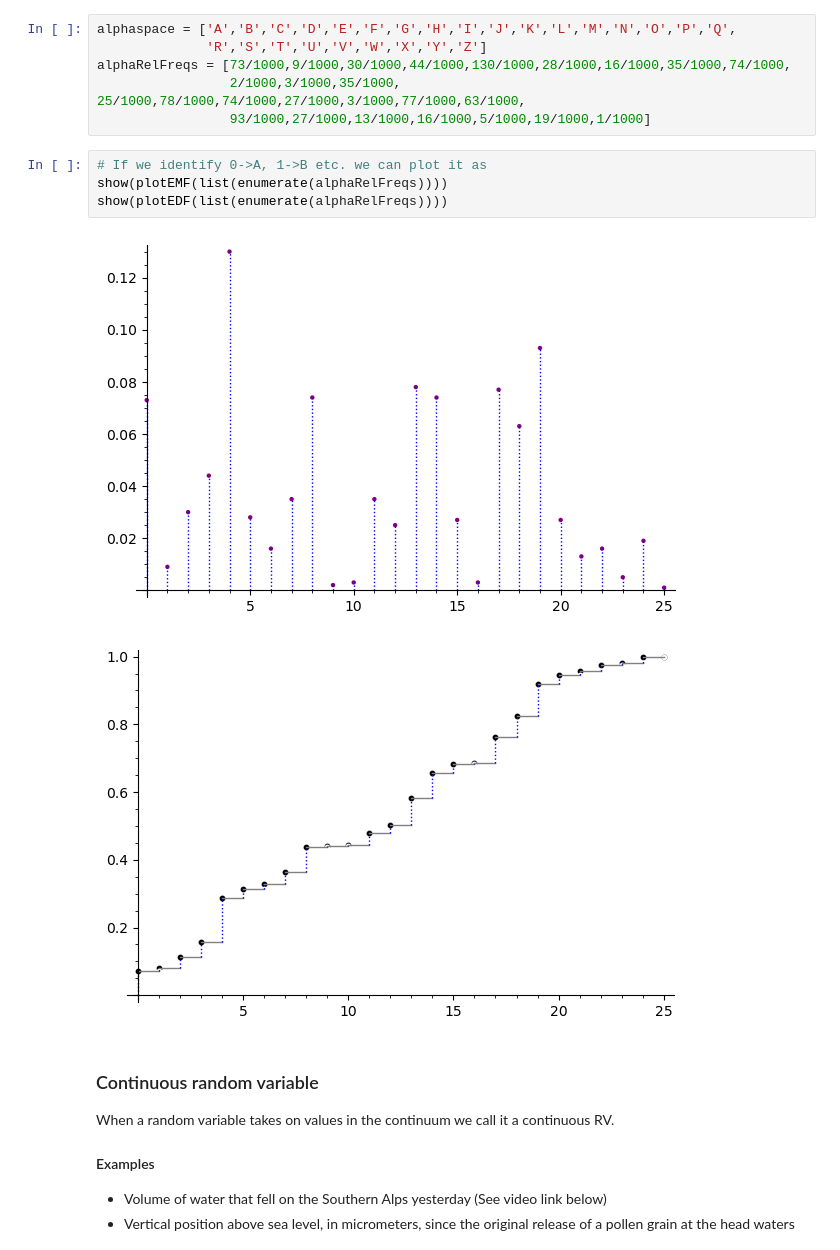
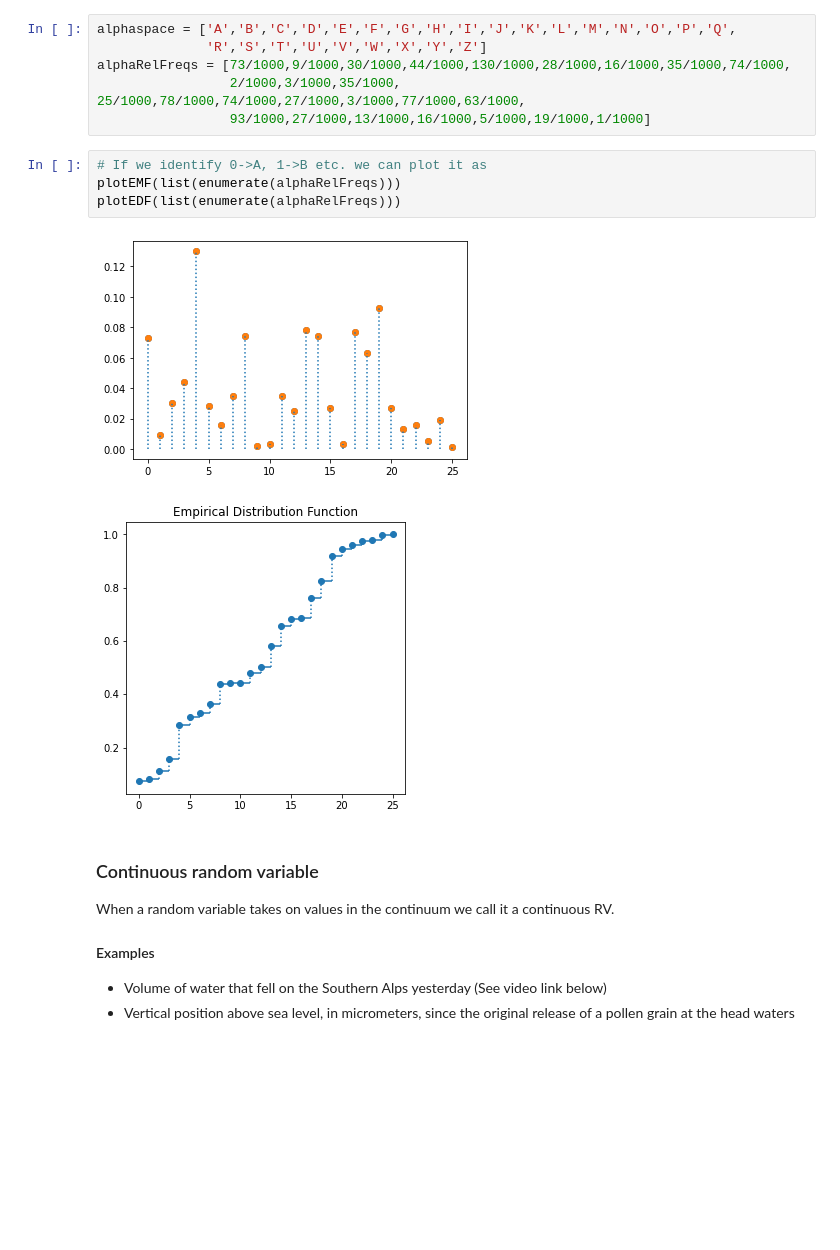
Before and after one commit to datascience-intro/1MS041-2022, a Jupyter notebook: notebooks/02-Random_Variables.ipynb, the cells around one changed output. Cells and saved outputs as stored; diff of their text form; blank space fills up the shorter version.

```diff
--- a/notebooks/02-Random_Variables.ipynb
+++ b/notebooks/02-Random_Variables.ipynb
@@ -176,11 +186,11 @@ alphaRelFreqs = [73/1000,9/1000,30/1000,44/1000,130/1000,28/1000,16/1000,35/1000
                  93/1000,27/1000,13/1000,16/1000,5/1000,19/1000,1/1000]
 # %%
 # If we identify 0->A, 1->B etc. we can plot it as
-show(plotEMF(list(enumerate(alphaRelFreqs))))
-show(plotEDF(list(enumerate(alphaRelFreqs))))
+plotEMF(list(enumerate(alphaRelFreqs)))
+plotEDF(list(enumerate(alphaRelFreqs)))
 # %% [output]
-[figure, old version]
+[figure, new version]
-[figure, old version]
+[figure, new version]
 # %% [markdown]
 ### Continuous random variable
 
```
Also changed, not shown: parts of 33 cells of this notebook, 13 other files.
